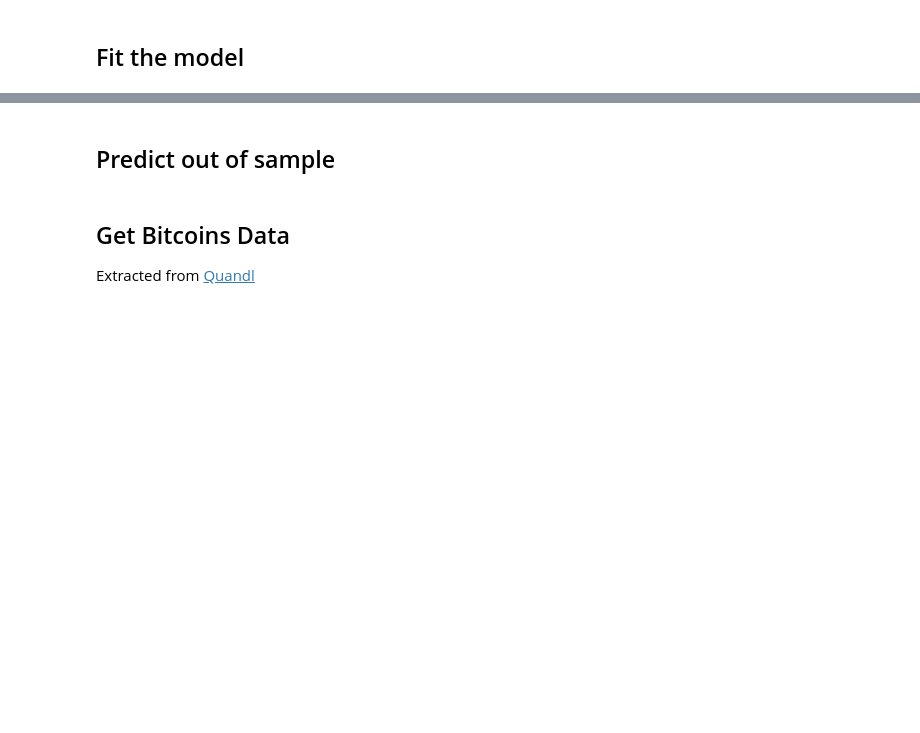
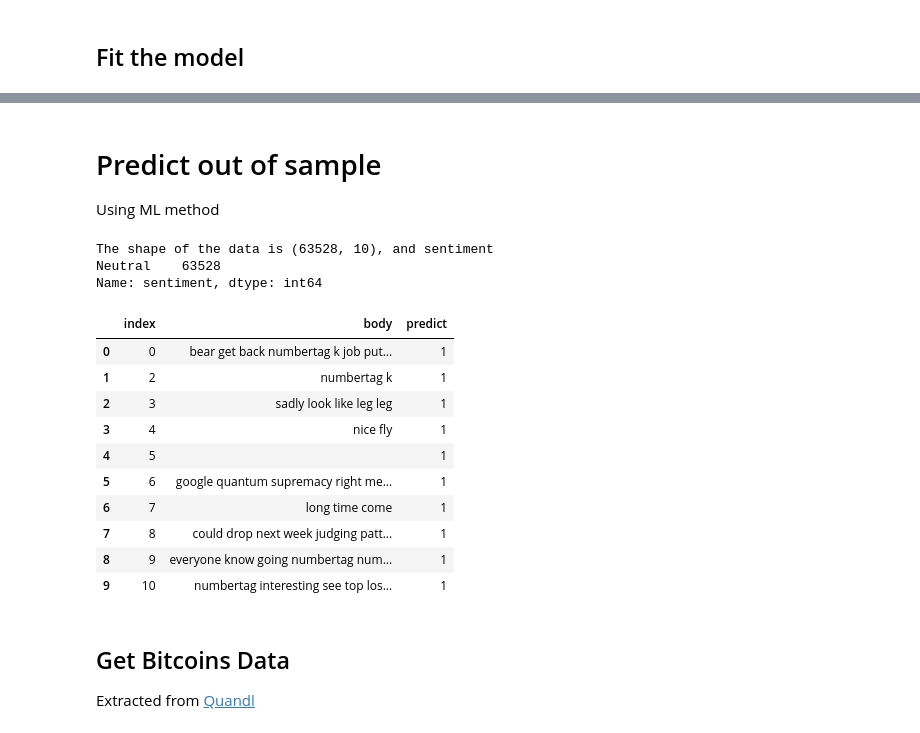
Before and after one commit to thomaspernet/PythonFinanceClass, a Jupyter notebook: SentimentAnalysis.ipynb, the cells around one changed output, grey strips where cells are left out. Cells and saved outputs as stored; diff of their text form; code cells hidden in the pictures; blank space fills up the shorter version.

```diff
--- a/SentimentAnalysis.ipynb
+++ b/SentimentAnalysis.ipynb
@@ -205,0 +227,7 @@ This step includes:
+# %%
+query ={
+    "sentiment":{ "$ne": "Neutral" }
+}
+
+X_train, X_test, y_train, y_test = metatransformation(client, db,
+    query = query)
@@ -224,6 +240,0 @@ Create the first transformation of the data
-# %%
-query ={
-    "sentiment":{ "$ne": "Neutral" }
-}
-
-X_train, X_test, y_train, y_test = metatransformation(query = query)
@@ -302,16 +538,35 @@ metrics.confusion_matrix(y_test, predicted)
 # %% [markdown]
-## Predict out of sample
+# Predict out of sample
+
+Using ML method
 # %%
 query ={
     "sentiment":"Neutral"
 }
-X_predict = metatransformation(query = query,
+X_predict = metatransformation(client, db,
+    query = query,
                                to_train = False)
+# %% [output]
+The shape of the data is (63528, 10), and sentiment
+Neutral    63528
+Name: sentiment, dtype: int64
 # %%
 predicted = text_clf.predict(X_predict)
 # %%
 pd.concat([pd.Series(X_predict, name = 'body').reset_index(),
-          pd.Series(predicted, name = 'predict')], axis = 1)
+          pd.Series(predicted, name = 'predict')], axis = 1).head(10)
+# %% [output]
+|  | index | body | predict |
+| 0 | 0 | bear get back numbertag k job put... | 1 |
+| 1 | 2 | numbertag k | 1 |
+| 2 | 3 | sadly look like leg leg | 1 |
+| 3 | 4 | nice fly | 1 |
+| 4 | 5 |  | 1 |
+| 5 | 6 | google quantum supremacy right me... | 1 |
+| 6 | 7 | long time come | 1 |
+| 7 | 8 | could drop next week judging patt... | 1 |
+| 8 | 9 | everyone know going numbertag num... | 1 |
+| 9 | 10 | numbertag interesting see top los... | 1 |
 # %% [markdown]
 ## Get Bitcoins Data
 
```
Also changed, not shown: parts of 78 cells of this notebook.
